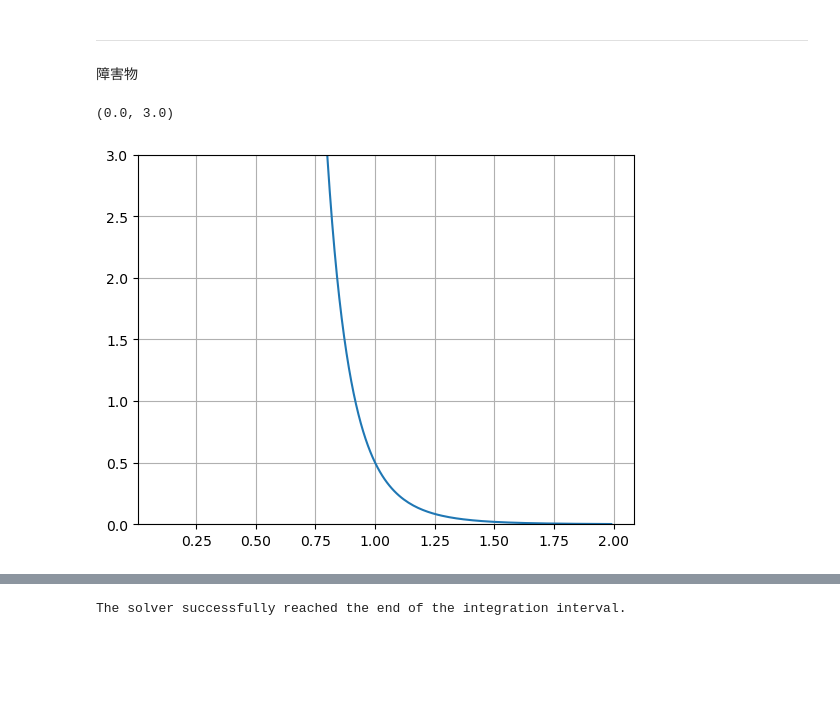
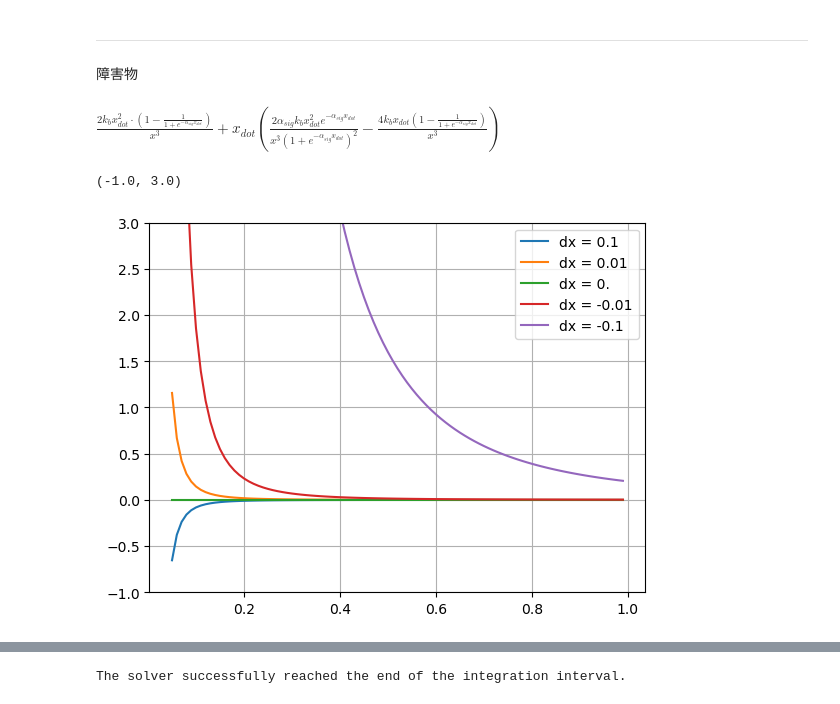
Before and after one commit to YoshimitsuMatsutaIe/rmp-py, a Jupyter notebook: fabric.ipynb, the cells around one changed output, grey strips where cells are left out. Drawn from its saved outputs; the diff is of its cells as text; code cells hidden in the pictures; blank space fills up the shorter version.

```diff
--- a/fabric.ipynb
+++ b/fabric.ipynb
@@ -195,14 +195,33 @@ s_dot = (J * q_dot)[0,0]
 func_s = sy.lambdify((q, q_dot, q_o, r), s, "numpy")
 func_s_dot = sy.lambdify((q, q_dot, q_o, r), s_dot, "numpy")
 func_J = sy.lambdify((q, q_dot, q_o, r), J, "numpy")
-# %%
-x = np.arange(0.1, 2, 0.01)
-y = [1 / (2*xi**8) for xi in x]
-plt.plot(x, y); plt.grid()
-plt.ylim(0,3)
-# %% [output]
-(0.0, 3.0)
-[figure, removed]
+# %%
+xi
+# %% [output]
+$\displaystyle \frac{2 k_{b} x_{dot}^{2} \cdot \left(1 - \frac{1}{1 + e^{- \alpha_{sig} x_{dot}}}\right)}{x^{3}} + x_{dot} \left(\frac{2 \alpha_{sig} k_{b} x_{dot}^{2} e^{- \alpha_{sig} x_{dot}}}{x^{3} \left(1 + e^{- \alpha_{sig} x_{dot}}\right)^{2}} - \frac{4 k_{b} x_{dot} \left(1 - \frac{1}{1 + e^{- \alpha_{sig} x_{dot}}}\right)}{x^{3}}\right)$
+# %%
+x = np.arange(0.05, 1, 0.01)
+
+y = [-func_xi_obs(xi, 0.1, 10, 1, 100) for xi in x]
+plt.plot(x, y, label="dx = 0.1")
+
+y = [-func_xi_obs(xi, 0.01, 10, 1, 100) for xi in x]
+plt.plot(x, y, label="dx = 0.01")
+
+y = [-func_xi_obs(xi, 0, 10, 1, 100) for xi in x]
+plt.plot(x, y, label="dx = 0.")
+
+y = [-func_xi_obs(xi, -0.01, 10, 1, 100) for xi in x]
+plt.plot(x, y, label="dx = -0.01")
+
+y = [-func_xi_obs(xi, -0.1, 10, 1, 100) for xi in x]
+plt.plot(x, y, label="dx = -0.1")
+
+plt.grid(); plt.legend()
+plt.ylim(-1,3)
+# %% [output]
+(-1.0, 3.0)
+[figure, added]
 # %%
 xo = np.array([[0, 0]]).T
 r = 1
```
Also changed, not shown: parts of 2 cells of this notebook.
